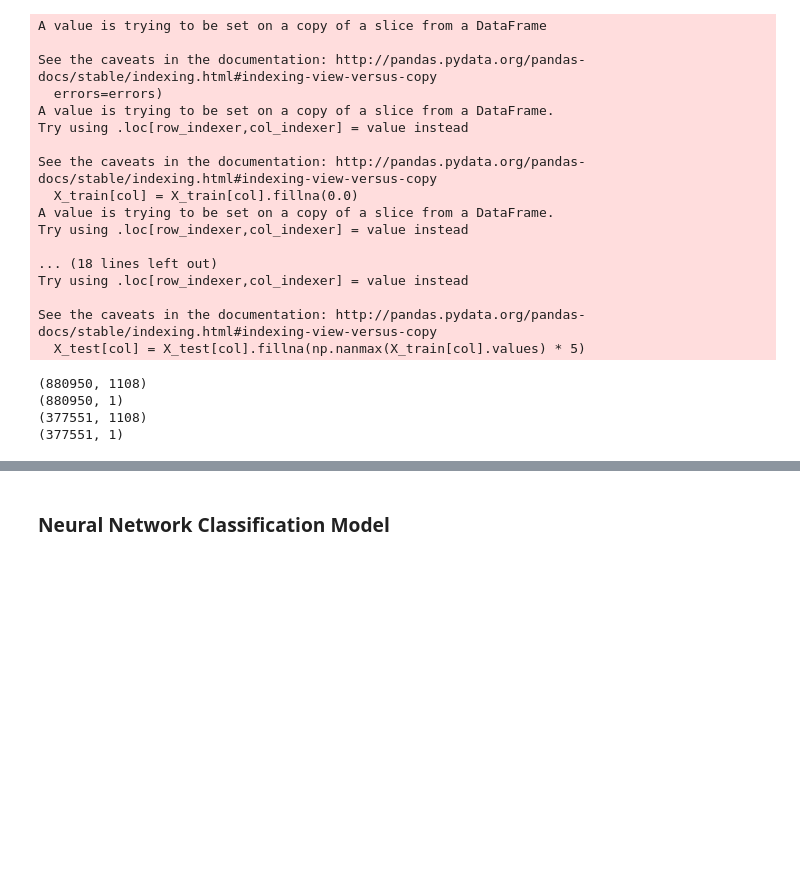
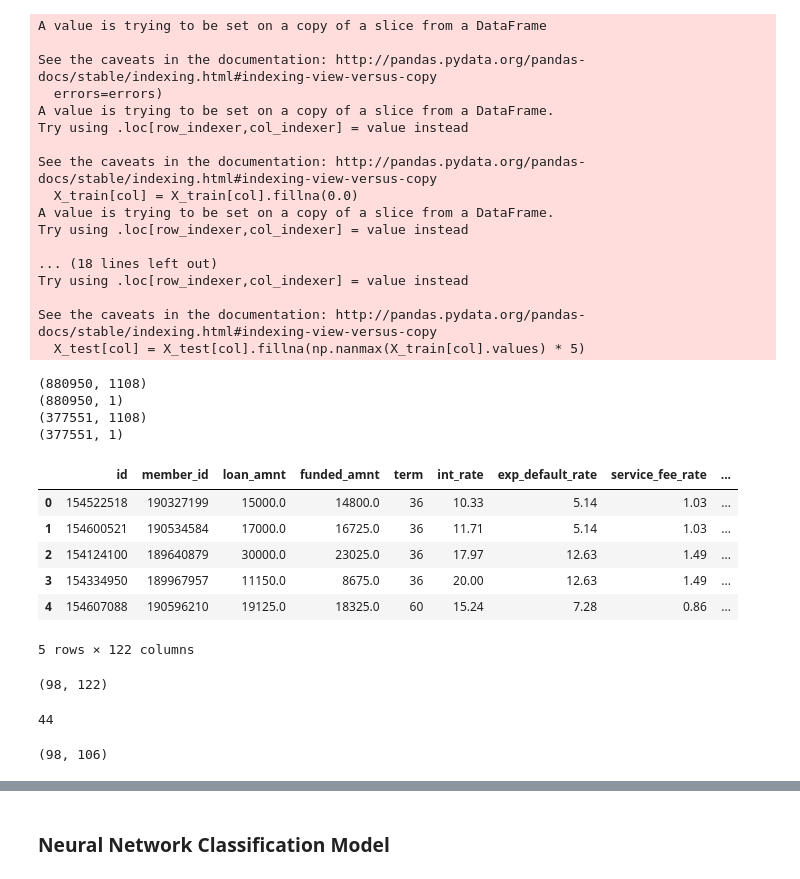
Before and after one commit to as6140/peervest, a Jupyter notebook: lc_nn_classif_v1_to_v7.ipynb, the cells around one changed output, grey strips where cells are left out. Saved outputs shown, nothing was run; the diff lists cells and outputs as text; code cells hidden in the pictures; blank space fills up the shorter version.

Commit message:
add latest classifier,prepping browseNotes to fit to original models

```diff
--- a/lc_nn_classif_v1_to_v7.ipynb
+++ b/lc_nn_classif_v1_to_v7.ipynb
@@ -81,3 +81,18 @@ print(y_test_classif.shape)
 (880950, 1)
 (377551, 1108)
 (377551, 1)
+# %%
+browseNotes = pd.read_csv('~/peervest/lc_data/browseNotes_7.8.19.csv')
+browseNotes.head()
+# %% [output]
+|  | id | member_id | loan_amnt | funded_amnt | term | int_rate | exp_default_rate | service_fee_rate | ... |
+| 0 | 154522518 | 190327199 | 15000.0 | 14800.0 | 36 | 10.33 | 5.14 | 1.03 | ... |
+| 1 | 154600521 | 190534584 | 17000.0 | 16725.0 | 36 | 11.71 | 5.14 | 1.03 | ... |
+| 2 | 154124100 | 189640879 | 30000.0 | 23025.0 | 36 | 17.97 | 12.63 | 1.49 | ... |
+| 3 | 154334950 | 189967957 | 11150.0 | 8675.0 | 36 | 20.00 | 12.63 | 1.49 | ... |
+| 4 | 154607088 | 190596210 | 19125.0 | 18325.0 | 60 | 15.24 | 7.28 | 0.86 | ... |
+5 rows × 122 columns
+# %%
+browseNotes.shape
+# %% [output]
+(98, 122)
@@ -83,0 +101,4 @@ print(y_test_classif.shape)
+# %%
+len(to_add)
+# %% [output]
+44
@@ -83,0 +111,4 @@ print(y_test_classif.shape)
+# %%
+browseNotes.shape
+# %% [output]
+(98, 106)
```
Also changed, not shown: parts of 9 cells of this notebook.
